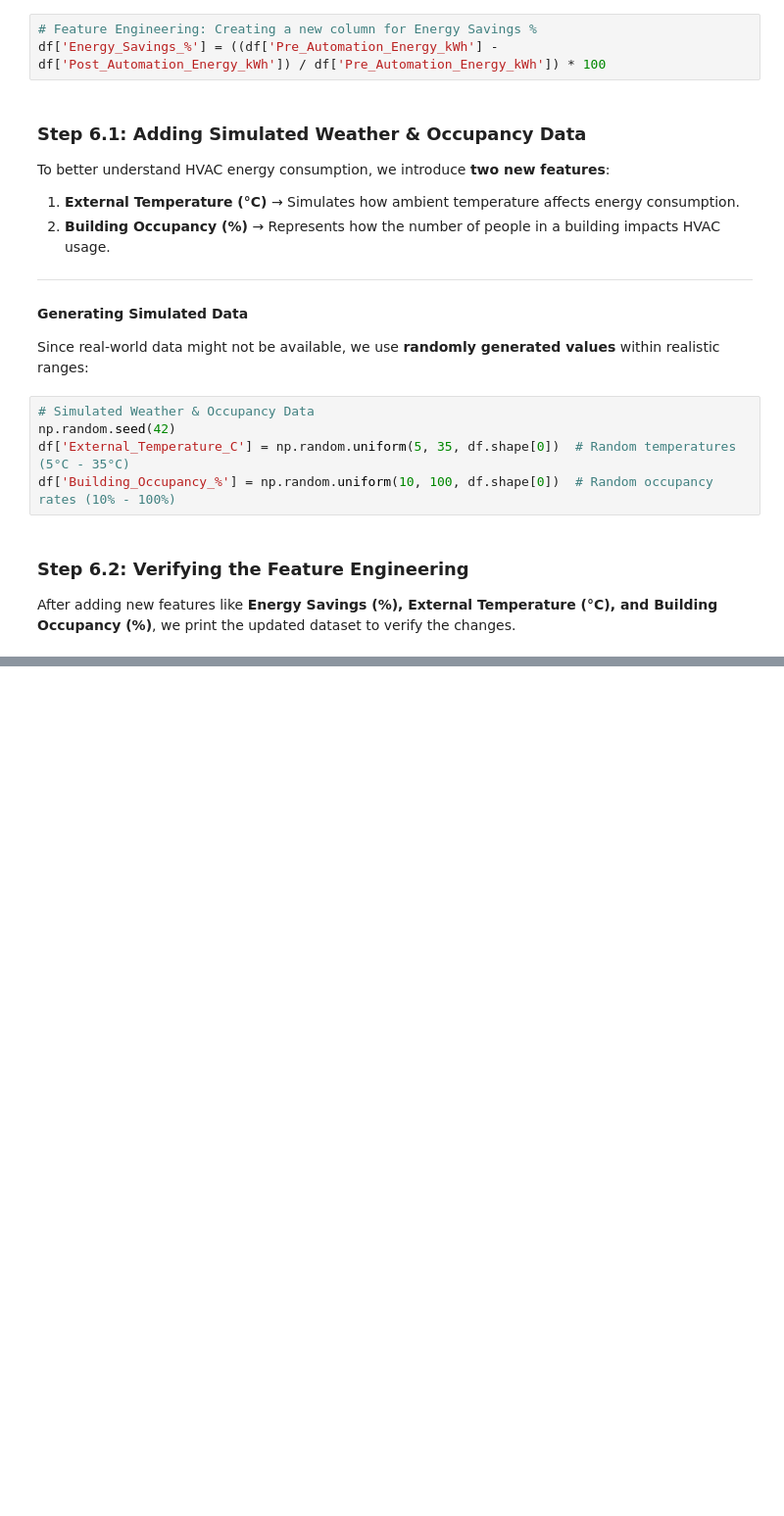
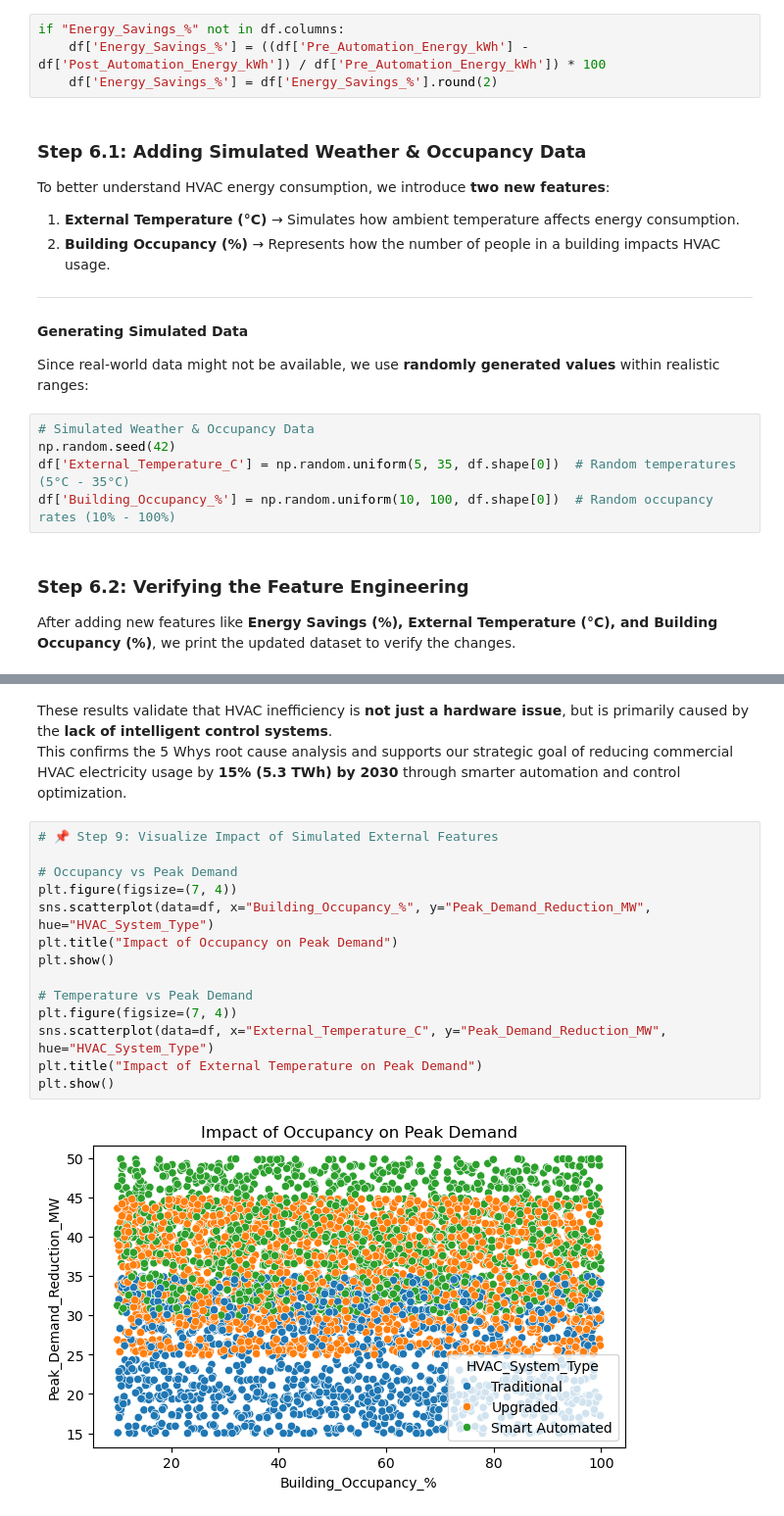
Before and after one commit to Avtar-74828/EnergyOptimizers, a Jupyter notebook: Group6_EnergyOptimizers.ipynb, the cells around one changed output, grey strips where cells are left out. Shown at 98% size. Cells and saved outputs as stored; diff of their text form; blank space fills up the shorter version.

Commit message:
Updated Cause Analysis

```diff
--- a/Group6_EnergyOptimizers.ipynb
+++ b/Group6_EnergyOptimizers.ipynb
@@ -220,6 +237,7 @@ We calculate the **percentage of energy saved** before and after automation.
 # %%
-# Feature Engineering: Creating a new column for Energy Savings %
-df['Energy_Savings_%'] = ((df['Pre_Automation_Energy_kWh'] - df['Post_Automation_Energy_kWh']) / df['Pre_Automation_Energy_kWh']) * 100
+if "Energy_Savings_%" not in df.columns:
+    df['Energy_Savings_%'] = ((df['Pre_Automation_Energy_kWh'] - df['Post_Automation_Energy_kWh']) / df['Pre_Automation_Energy_kWh']) * 100
+    df['Energy_Savings_%'] = df['Energy_Savings_%'].round(2)
 # %% [markdown]
 ### **Step 6.1: Adding Simulated Weather & Occupancy Data**
 To better understand HVAC energy consumption, we introduce **two new features**:
@@ -262,0 +332,19 @@ print(df.head())
+# %% [markdown]
+These results validate that HVAC inefficiency is **not just a hardware issue**, but is primarily caused by the **lack of intelligent control systems**.
+This confirms the 5 Whys root cause analysis and supports our strategic goal of reducing commercial HVAC electricity usage by **15% (5.3 TWh) by 2030** through smarter automation and control optimization.
+# %%
+# 📌 Step 9: Visualize Impact of Simulated External Features
+
+# Occupancy vs Peak Demand
+plt.figure(figsize=(7, 4))
+sns.scatterplot(data=df, x="Building_Occupancy_%", y="Peak_Demand_Reduction_MW", hue="HVAC_System_Type")
+plt.title("Impact of Occupancy on Peak Demand")
+plt.show()
+
+# Temperature vs Peak Demand
+plt.figure(figsize=(7, 4))
+sns.scatterplot(data=df, x="External_Temperature_C", y="Peak_Demand_Reduction_MW", hue="HVAC_System_Type")
+plt.title("Impact of External Temperature on Peak Demand")
+plt.show()
+# %% [output]
+[figure, added]
```
Also changed, not shown: parts of 18 cells of this notebook, 3 other files.
